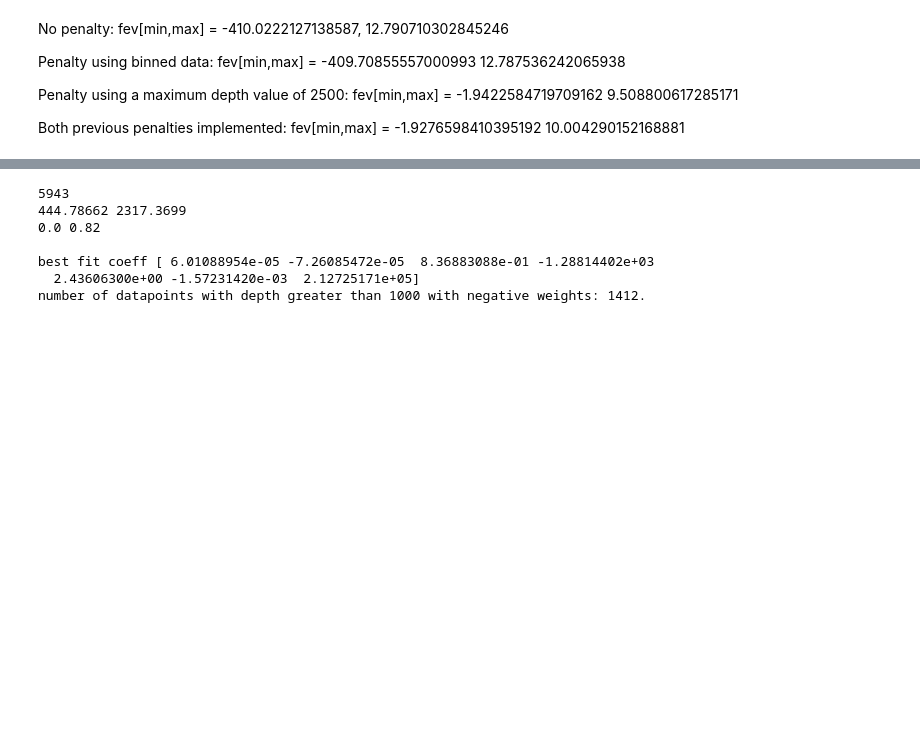
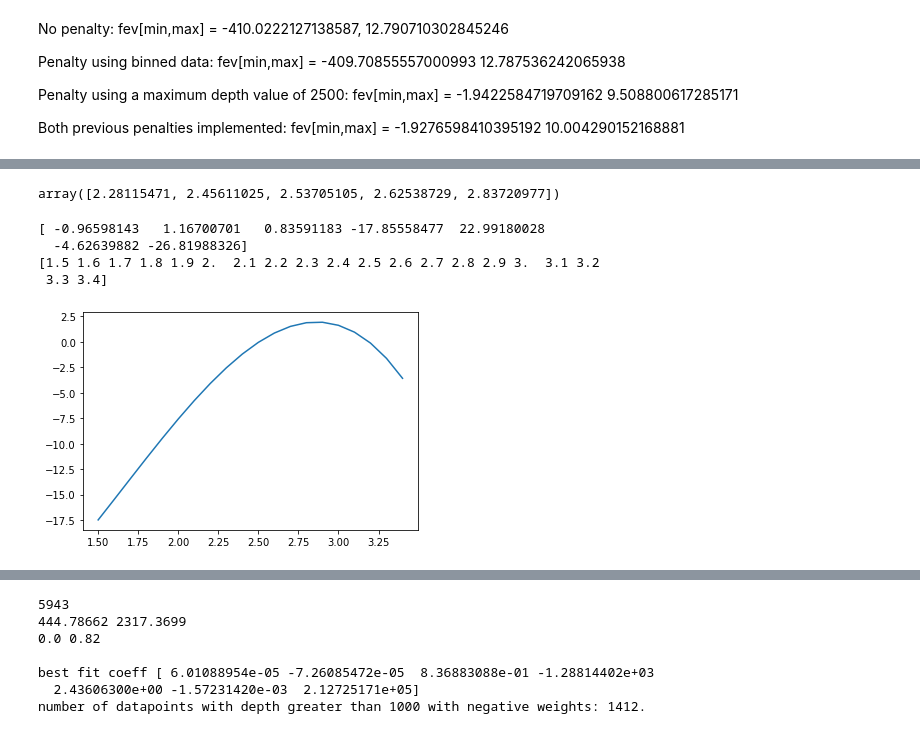
Before and after one commit to AlbertoRosado1/legacysim_runs, a Jupyter notebook: DA02/fitting_dndz.ipynb, the cells around one changed output, grey strips where cells are left out. Cells and saved outputs as stored; diff of their text form; code cells hidden in the pictures; blank space fills up the shorter version.

```diff
--- a/DA02/fitting_dndz.ipynb
+++ b/DA02/fitting_dndz.ipynb
@@ -484,0 +521,18 @@ array([2.27134261, 2.45104519, 2.53331871, 2.62160539, 2.83017579])
+# %%
+np.unique(np.log10(test.depth_h))
+# %% [output]
+array([2.28115471, 2.45611025, 2.53705105, 2.62538729, 2.83720977])
+# %%
+a,b,c,d,e,f,g = test.params
+print(test.params)
+depth = np.arange(1.5,3.5,0.1)
+print(depth)
+fun = (d*depth + e*depth**2 + f*depth**3 + g)
+plt.plot(depth, fun)
+plt.show()
+# %% [output]
+[ -0.96598143   1.16700701   0.83591183 -17.85558477  22.99180028
+  -4.62639882 -26.81988326]
+[1.5 1.6 1.7 1.8 1.9 2.  2.1 2.2 2.3 2.4 2.5 2.6 2.7 2.8 2.9 3.  3.1 3.2
+ 3.3 3.4]
+[figure, added]
```
Also changed, not shown: parts of 9 cells of this notebook.
